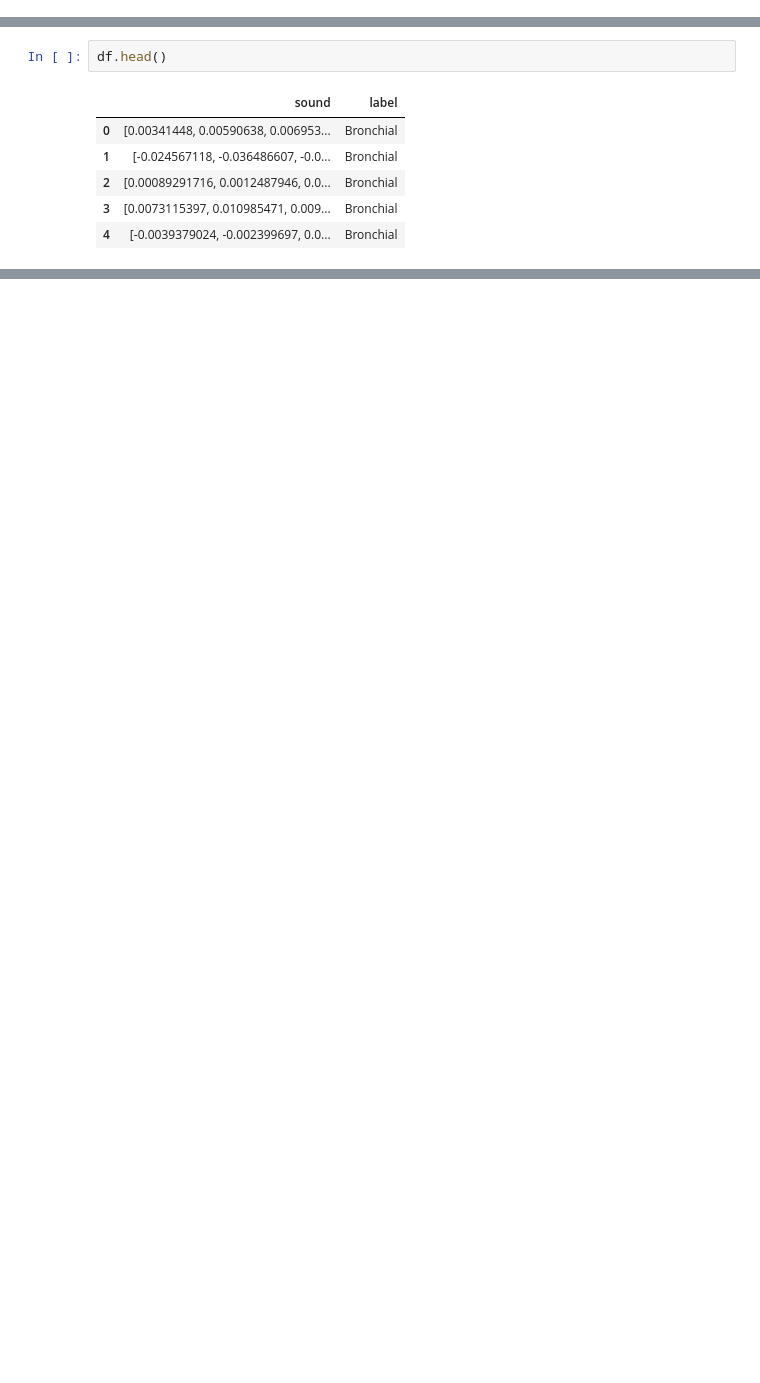
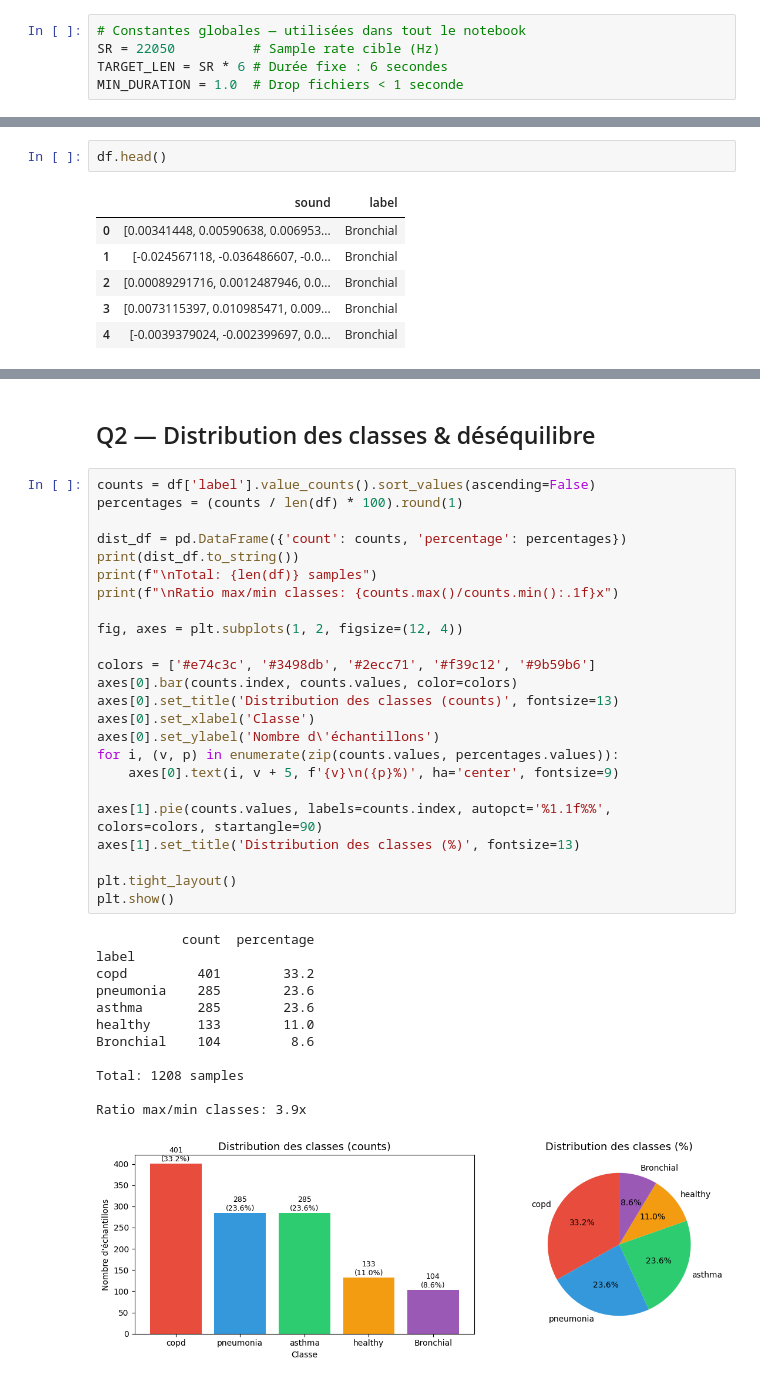
Before and after one commit to Coaraa/respiratory-disease-detection, a Jupyter notebook: data_explore.ipynb, the cells around one changed output, grey strips where cells are left out. Saved outputs shown, nothing was run; the diff lists cells and outputs as text; blank space fills up the shorter version.

```diff
--- a/data_explore.ipynb
+++ b/data_explore.ipynb
@@ -4,4 +4,9 @@ import pandas as pd
 import numpy as np
 import os
 import matplotlib.pyplot as plt
+# %%
+# Constantes globales — utilisées dans tout le notebook
+SR = 22050          # Sample rate cible (Hz)
+TARGET_LEN = SR * 6 # Durée fixe : 6 secondes
+MIN_DURATION = 1.0  # Drop fichiers < 1 seconde
 # %%
@@ -71,0 +71,39 @@ Forme de y: (1211,)
+# %% [markdown]
+## Q2 — Distribution des classes & déséquilibre
+# %%
+counts = df['label'].value_counts().sort_values(ascending=False)
+percentages = (counts / len(df) * 100).round(1)
+
+dist_df = pd.DataFrame({'count': counts, 'percentage': percentages})
+print(dist_df.to_string())
+print(f"\nTotal: {len(df)} samples")
+print(f"\nRatio max/min classes: {counts.max()/counts.min():.1f}x")
+
+fig, axes = plt.subplots(1, 2, figsize=(12, 4))
+
+colors = ['#e74c3c', '#3498db', '#2ecc71', '#f39c12', '#9b59b6']
+axes[0].bar(counts.index, counts.values, color=colors)
+axes[0].set_title('Distribution des classes (counts)', fontsize=13)
+axes[0].set_xlabel('Classe')
+axes[0].set_ylabel('Nombre d\'échantillons')
+for i, (v, p) in enumerate(zip(counts.values, percentages.values)):
+    axes[0].text(i, v + 5, f'{v}\n({p}%)', ha='center', fontsize=9)
+
+axes[1].pie(counts.values, labels=counts.index, autopct='%1.1f%%', colors=colors, startangle=90)
+axes[1].set_title('Distribution des classes (%)', fontsize=13)
+
+plt.tight_layout()
+plt.show()
+# %% [output]
+           count  percentage
+label
+copd         401        33.2
+pneumonia    285        23.6
+asthma       285        23.6
+healthy      133        11.0
+Bronchial    104         8.6
+
+Total: 1208 samples
+
+Ratio max/min classes: 3.9x
+[figure, added]
```
Also changed, not shown: parts of 16 cells of this notebook, 3 other files.
